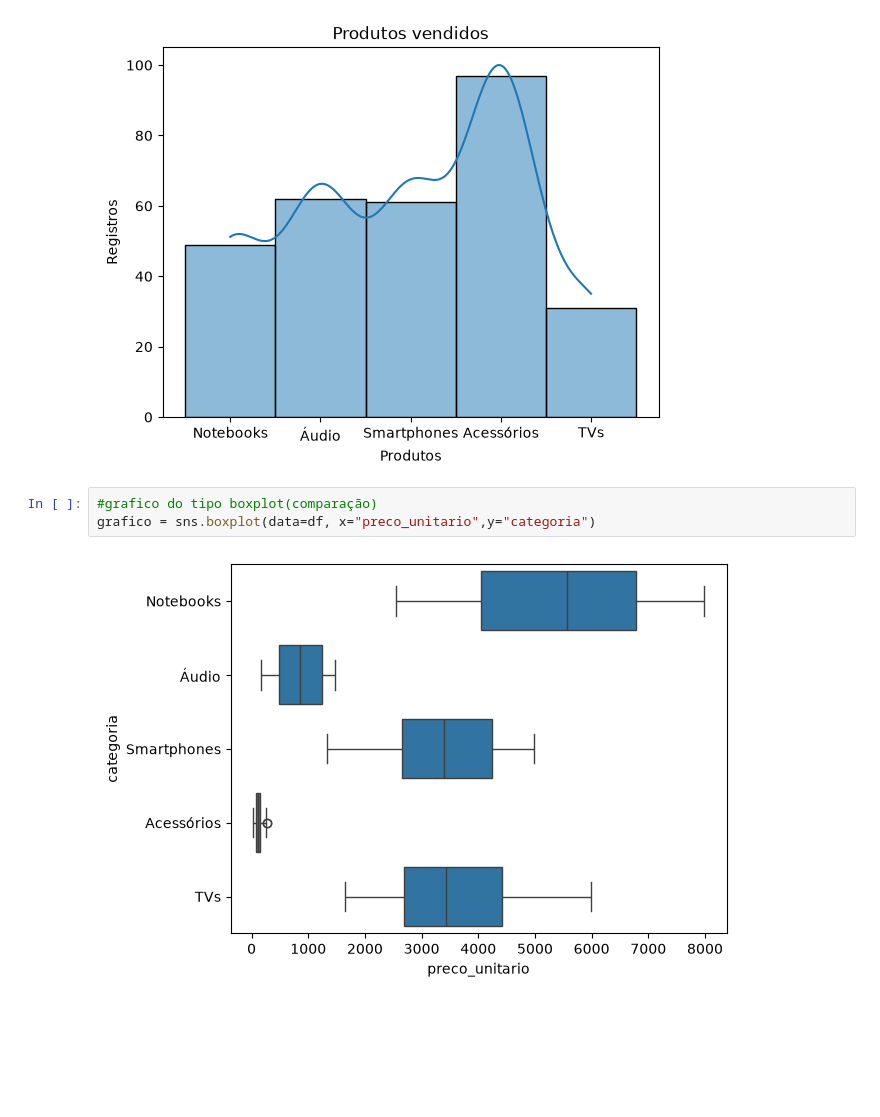
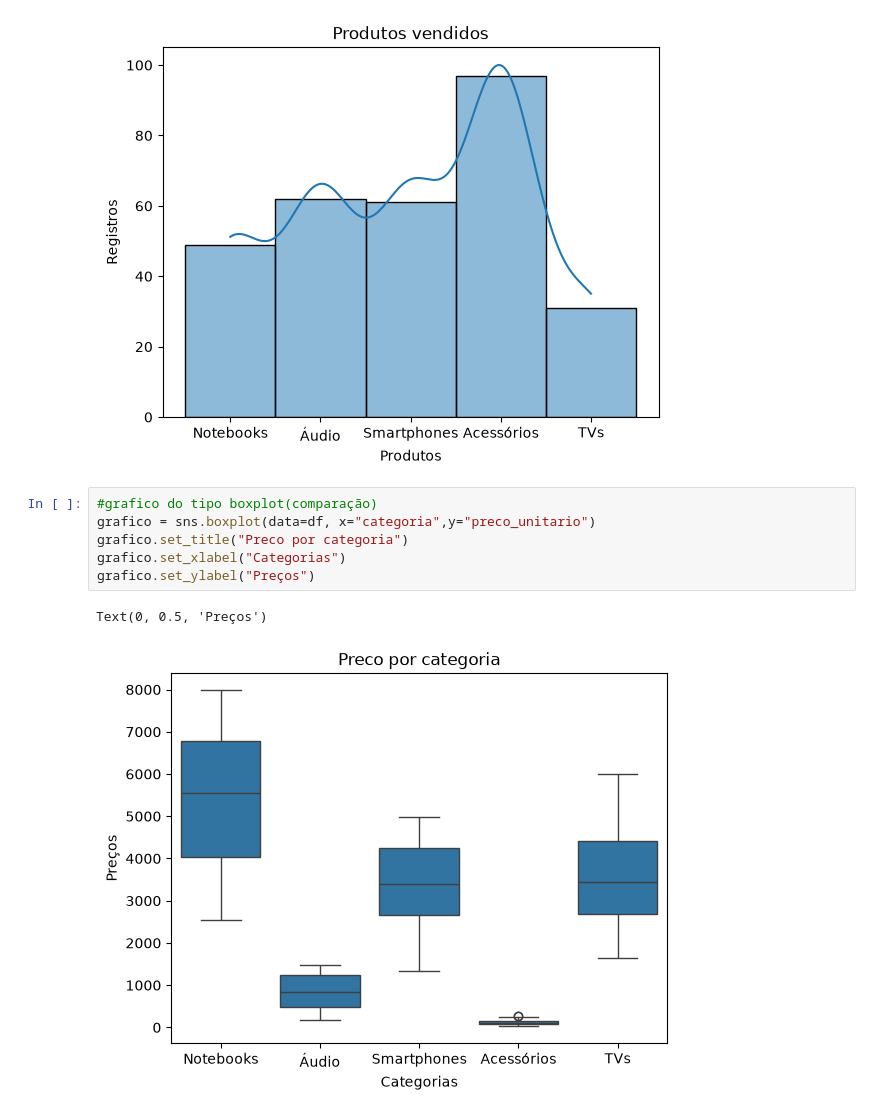
Before and after one commit to Pietro-Olimpio/IaDados, a Jupyter notebook: aula02/vendas.ipynb, the cells around one changed output. Drawn from its saved outputs; the diff is of its cells as text; blank space fills up the shorter version.

```diff
--- a/aula02/vendas.ipynb
+++ b/aula02/vendas.ipynb
@@ -63,6 +63,10 @@ Text(0, 0.5, 'Registros')
 [figure]
 # %%
 #grafico do tipo boxplot(comparação)
-grafico = sns.boxplot(data=df, x="preco_unitario",y="categoria")
+grafico = sns.boxplot(data=df, x="categoria",y="preco_unitario")
+grafico.set_title("Preco por categoria")
+grafico.set_xlabel("Categorias")
+grafico.set_ylabel("Preços")
 # %% [output]
+Text(0, 0.5, 'Preços')
-[figure, old version]
+[figure, new version]
```
